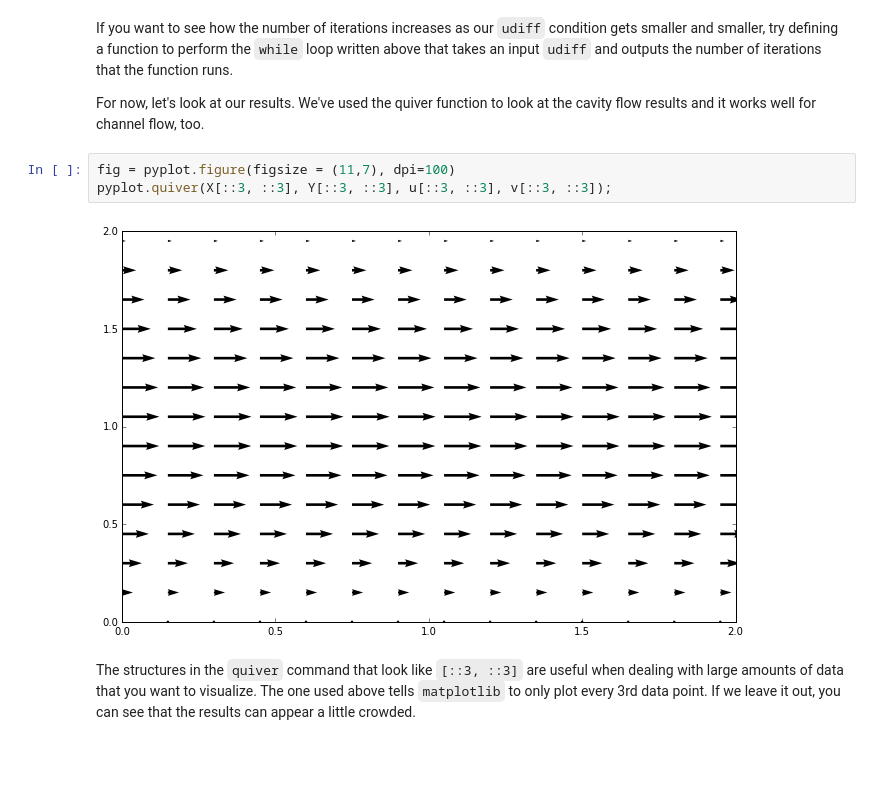
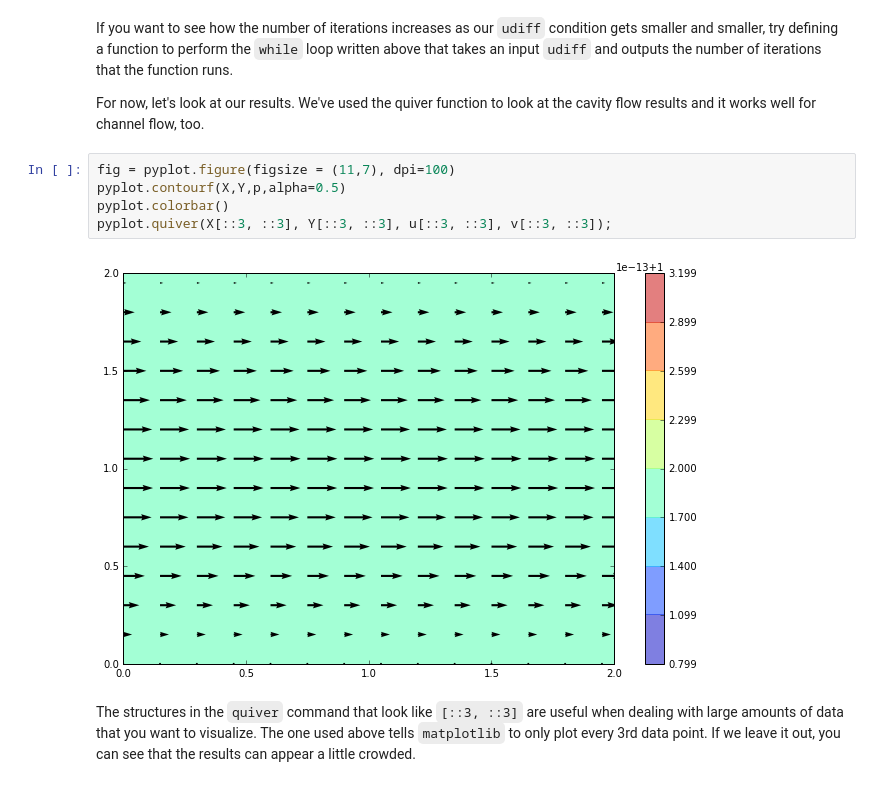
Before and after one commit to StanczakDominik/CFDPython, a Jupyter notebook: lessons/16_Step_12.ipynb, the cells around one changed output. Saved outputs shown, nothing was run; the diff lists cells and outputs as text; blank space fills up the shorter version.

```diff
--- a/lessons/16_Step_12.ipynb
+++ b/lessons/16_Step_12.ipynb
@@ -252,9 +270,11 @@ If you want to see how the number of iterations increases as our `udiff` conditi
 For now, let's look at our results.  We've used the quiver function to look at the cavity flow results and it works well for channel flow, too.
 # %%
 fig = pyplot.figure(figsize = (11,7), dpi=100)
+pyplot.contourf(X,Y,p,alpha=0.5)
+pyplot.colorbar()
 pyplot.quiver(X[::3, ::3], Y[::3, ::3], u[::3, ::3], v[::3, ::3]);
 # %% [output]
-[figure, old version]
+[figure, new version]
 # %% [markdown]
 The structures in the `quiver` command that look like `[::3, ::3]` are useful when dealing with large amounts of data that you want to visualize.  The one used above tells `matplotlib` to only plot every 3rd data point.  If we leave it out, you can see that the results can appear a little crowded.
 # %%
```
Also changed, not shown: parts of 2 cells of this notebook, 2 other files.
